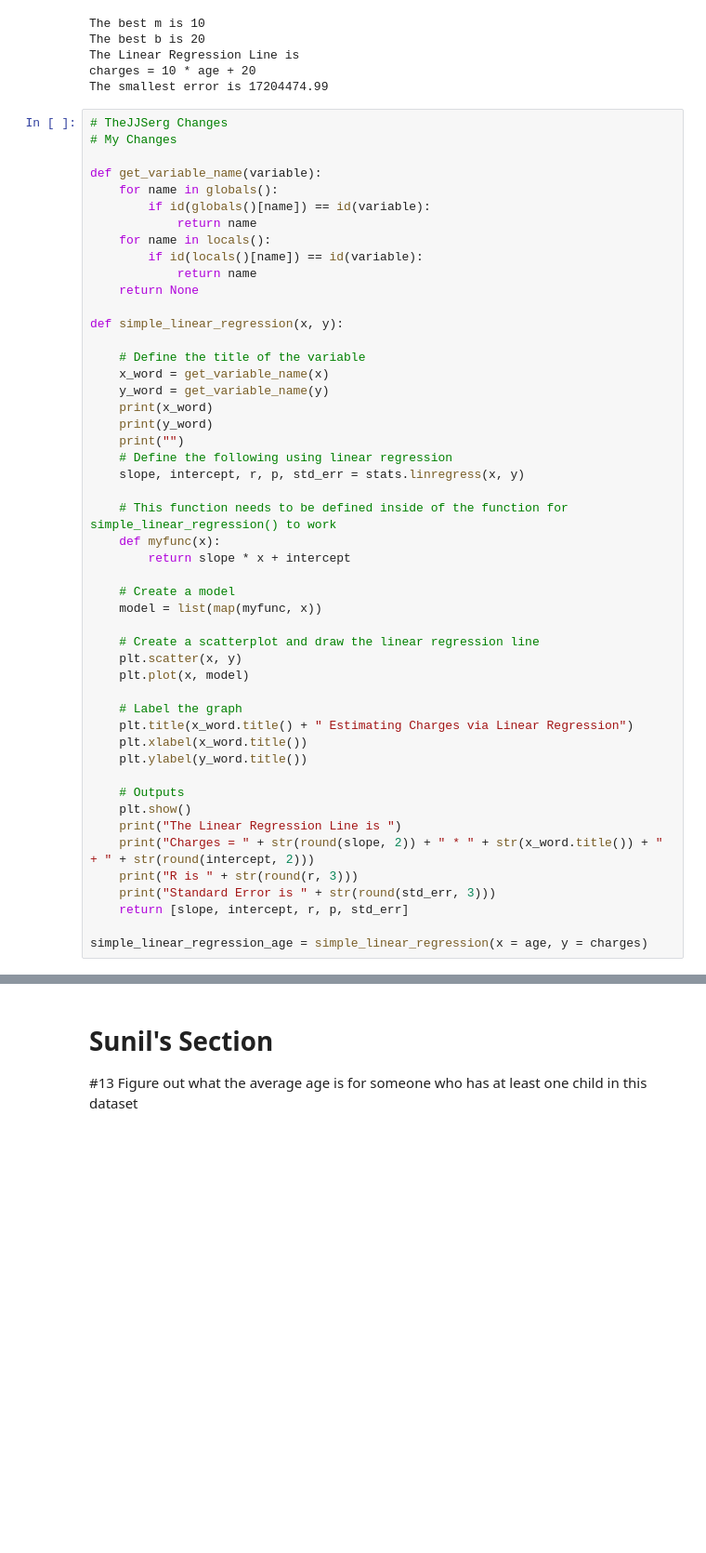
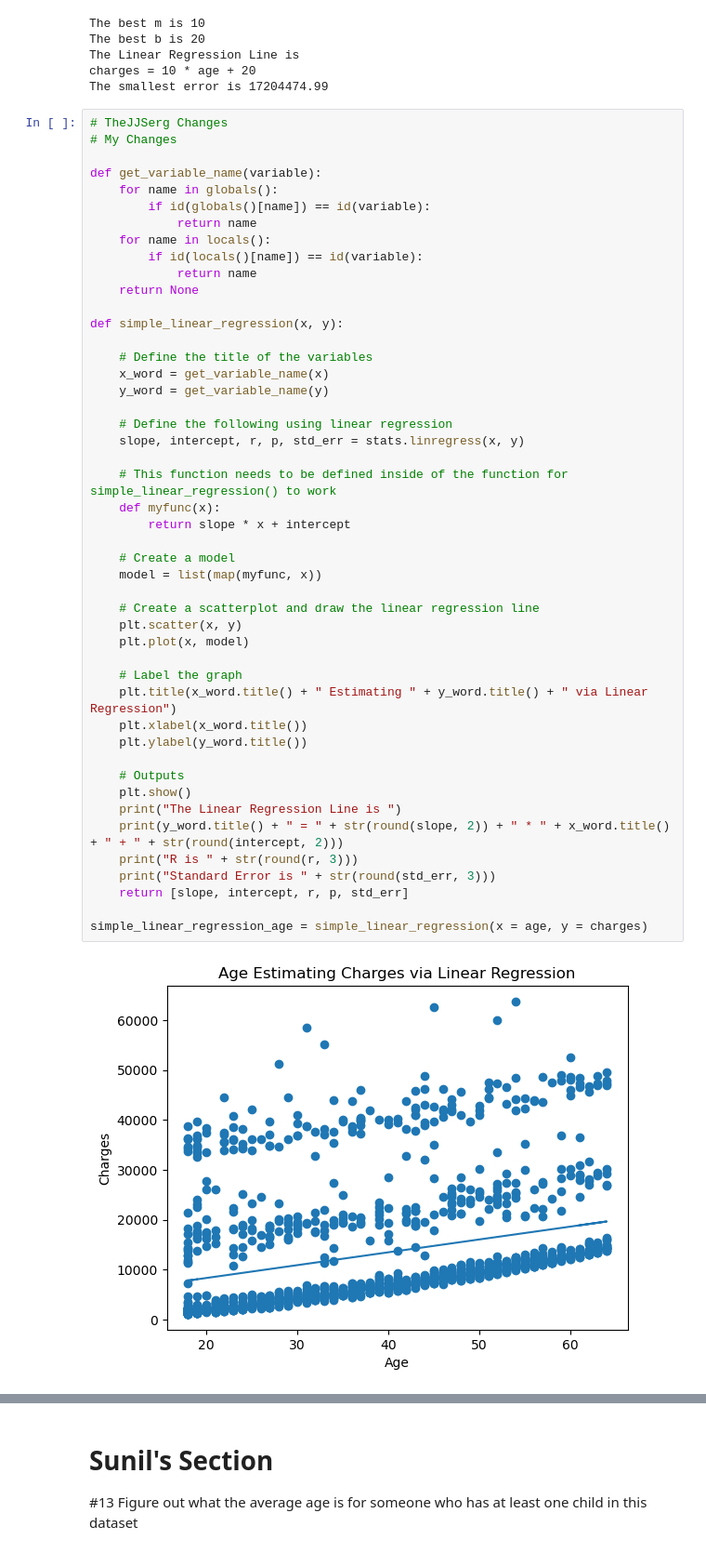
Before and after one commit to Data-Science-and-Analysts-Projects/us-medical-insurance, a Jupyter notebook: us-medical-insurance-costs.ipynb, the cells around one changed output, grey strips where cells are left out. Shown: that part at 93% size. Saved outputs shown, nothing was run; the diff lists cells and outputs as text; blank space fills up the shorter version.

Commit message:
Added Gustavo's Suggestion
Updated the function to take any y variable.
Updated the function to create the x_word and y_word by using the new function get_variable_name()

```diff
--- a/us-medical-insurance-costs.ipynb
+++ b/us-medical-insurance-costs.ipynb
@@ -255,38 +255,37 @@ def get_variable_name(variable):
 
 def simple_linear_regression(x, y):
 
-    # Define the title of the variable
+    # Define the title of the variables
     x_word = get_variable_name(x)
     y_word = get_variable_name(y)
-    print(x_word)
-    print(y_word)
-    print("")
+
     # Define the following using linear regression
     slope, intercept, r, p, std_err = stats.linregress(x, y)
 
     # This function needs to be defined inside of the function for simple_linear_regression() to work
     def myfunc(x):
         return slope * x + intercept
 
     # Create a model
     model = list(map(myfunc, x))
 
     # Create a scatterplot and draw the linear regression line
     plt.scatter(x, y)
     plt.plot(x, model)
 
     # Label the graph
-    plt.title(x_word.title() + " Estimating Charges via Linear Regression")
+    plt.title(x_word.title() + " Estimating " + y_word.title() + " via Linear Regression")
     plt.xlabel(x_word.title())
     plt.ylabel(y_word.title())
 
     # Outputs
     plt.show()
     print("The Linear Regression Line is ")
-    print("Charges = " + str(round(slope, 2)) + " * " + str(x_word.title()) + " + " + str(round(intercept, 2)))
+    print(y_word.title() + " = " + str(round(slope, 2)) + " * " + x_word.title() + " + " + str(round(intercept, 2)))
     print("R is " + str(round(r, 3)))
     print("Standard Error is " + str(round(std_err, 3)))
     return [slope, intercept, r, p, std_err]
 
 simple_linear_regression_age = simple_linear_regression(x = age, y = charges)
 # %% [output]
+[figure, new version]
```
Also changed, not shown: parts of 1 cell of this notebook.
